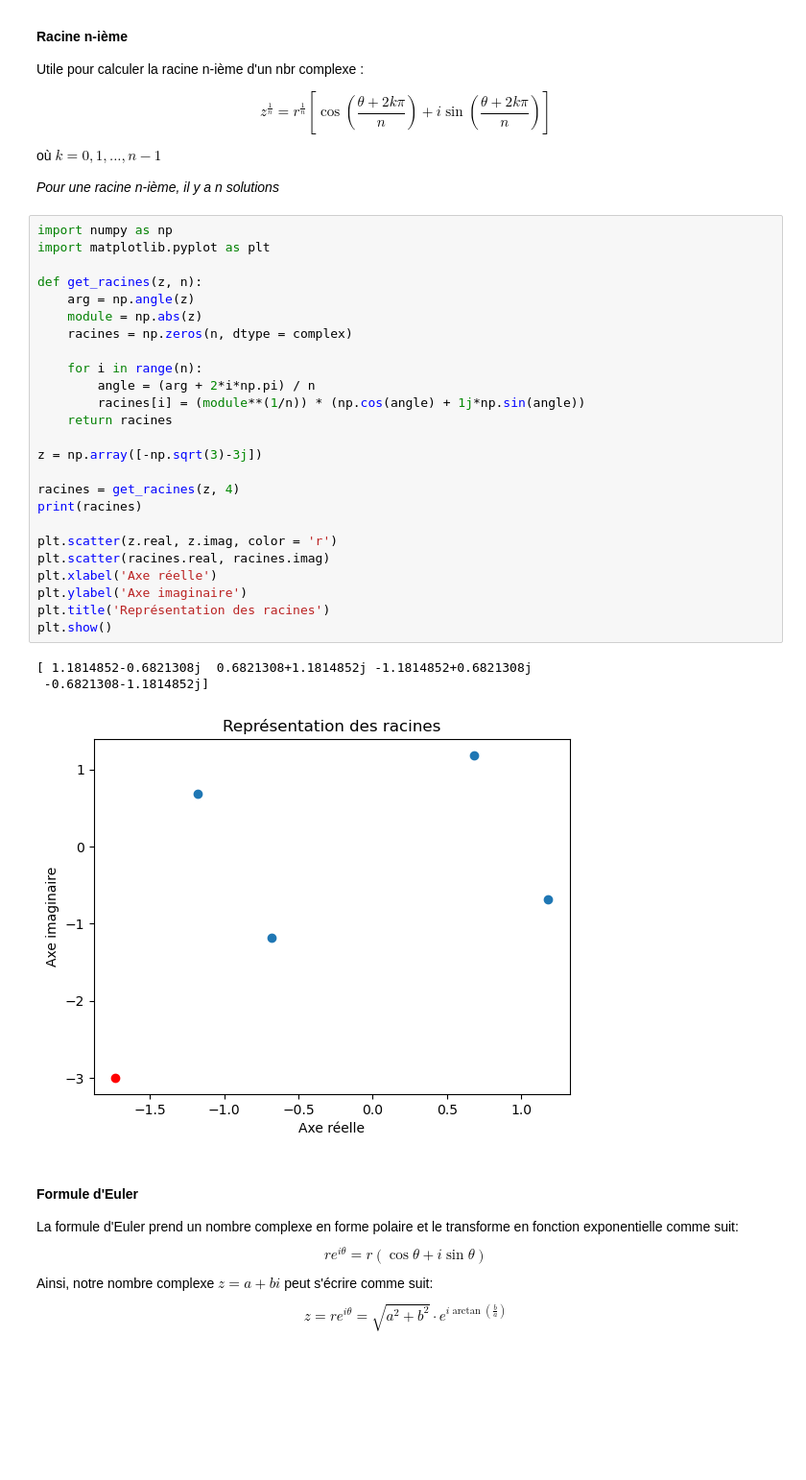
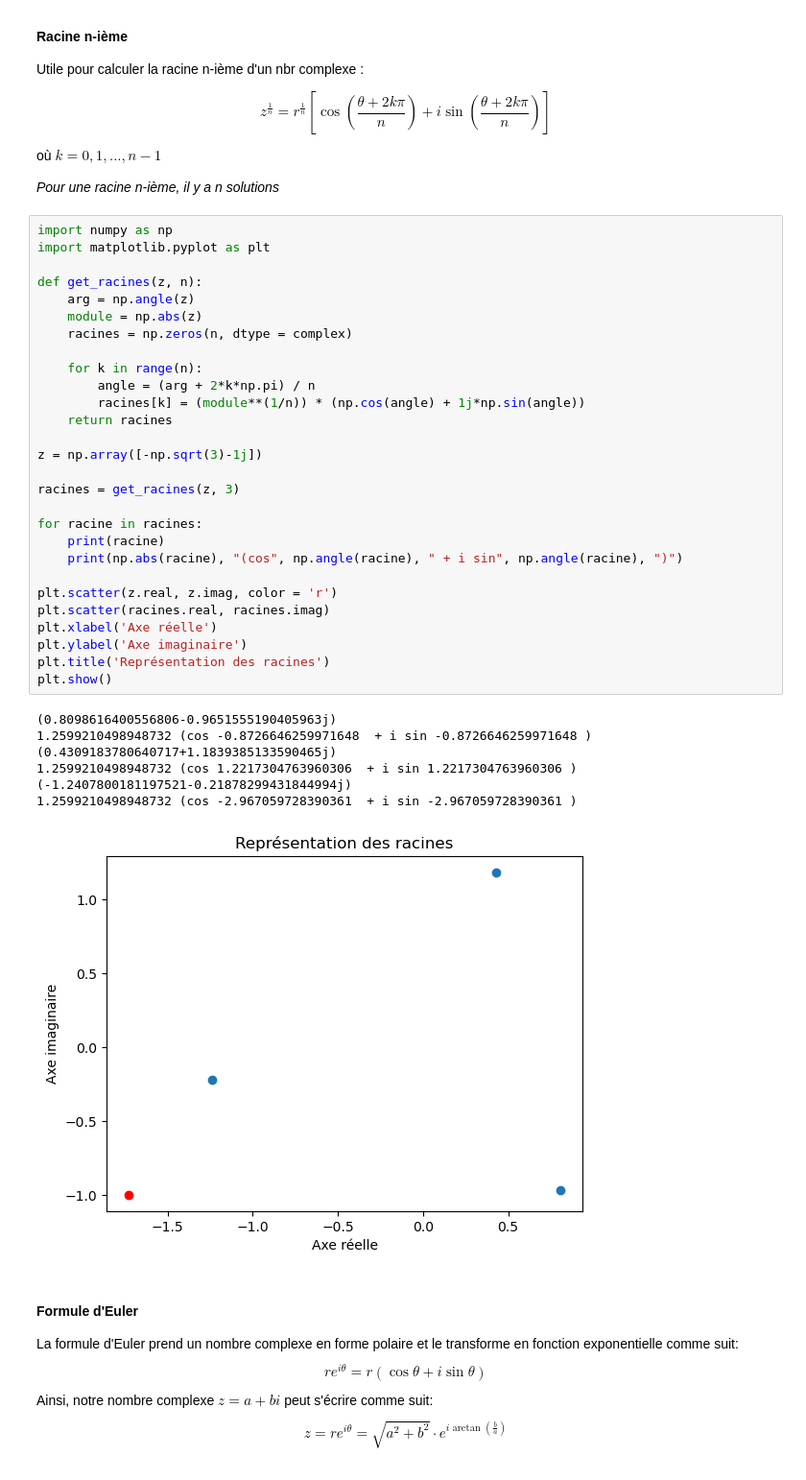
Before and after one commit to Zach3292/Calcul3, a Jupyter notebook: Note de cours.ipynb, the cells around one changed output. Shown at 96% size. Drawn from its saved outputs; the diff is of its cells as text; blank space fills up the shorter version.

```diff
--- a/Note de cours.ipynb
+++ b/Note de cours.ipynb
@@ -1058,32 +1058,39 @@ où $k  =  0,  1, ...,  n  -  1$
 # %%
 import numpy as np
 import matplotlib.pyplot as plt
 
 def get_racines(z, n):
     arg = np.angle(z)
     module = np.abs(z)
     racines = np.zeros(n, dtype = complex)
 
-    for i in range(n):
-        angle = (arg + 2*i*np.pi) / n
-        racines[i] = (module**(1/n)) * (np.cos(angle) + 1j*np.sin(angle))
+    for k in range(n):
+        angle = (arg + 2*k*np.pi) / n
+        racines[k] = (module**(1/n)) * (np.cos(angle) + 1j*np.sin(angle))
     return racines
 
-z = np.array([-np.sqrt(3)-3j])
+z = np.array([-np.sqrt(3)-1j])
 
-racines = get_racines(z, 4)
-print(racines)
+racines = get_racines(z, 3)
+
+for racine in racines:
+    print(racine)
+    print(np.abs(racine), "(cos", np.angle(racine), " + i sin", np.angle(racine), ")")
 
 plt.scatter(z.real, z.imag, color = 'r')
 plt.scatter(racines.real, racines.imag)
 plt.xlabel('Axe réelle')
 plt.ylabel('Axe imaginaire')
 plt.title('Représentation des racines')
 plt.show()
 # %% [output]
-[ 1.1814852-0.6821308j  0.6821308+1.1814852j -1.1814852+0.6821308j
- -0.6821308-1.1814852j]
+(0.8098616400556806-0.9651555190405963j)
+1.2599210498948732 (cos -0.8726646259971648  + i sin -0.8726646259971648 )
+(0.4309183780640717+1.1839385133590465j)
+1.2599210498948732 (cos 1.2217304763960306  + i sin 1.2217304763960306 )
+(-1.2407800181197521-0.21878299431844994j)
+1.2599210498948732 (cos -2.967059728390361  + i sin -2.967059728390361 )
-[figure, old version]
+[figure, new version]
 # %% [markdown]
 #### Formule d'Euler
 
```
